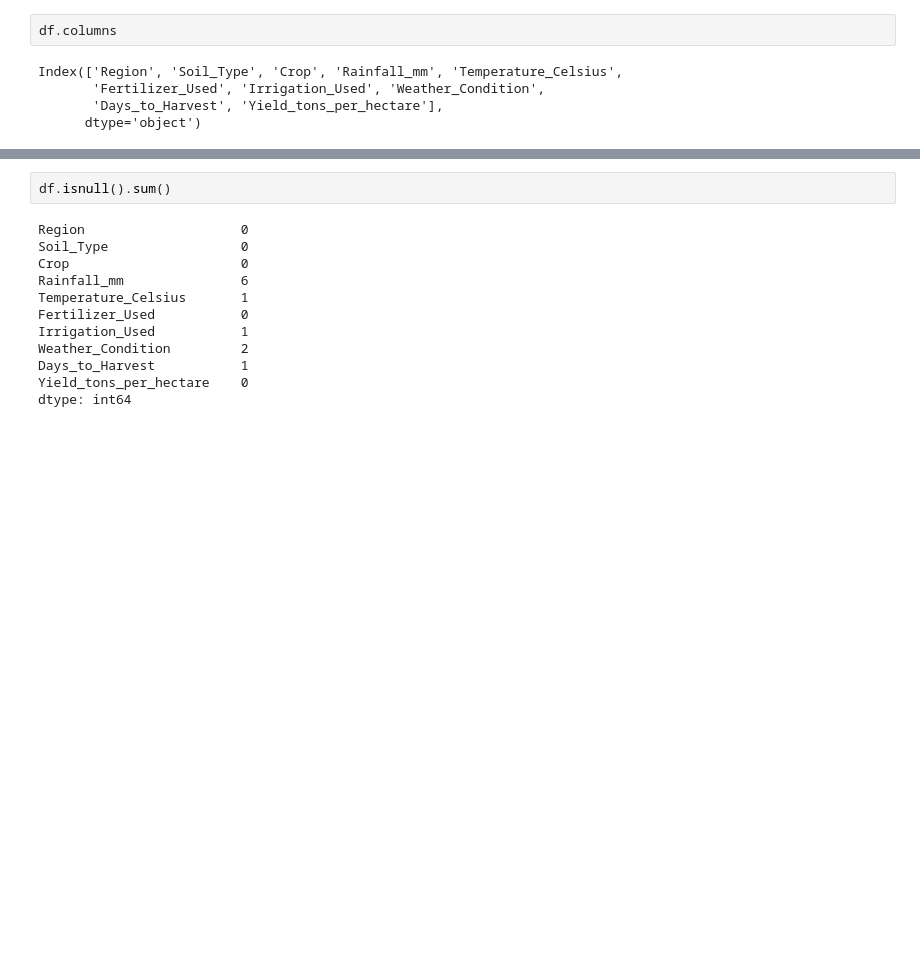
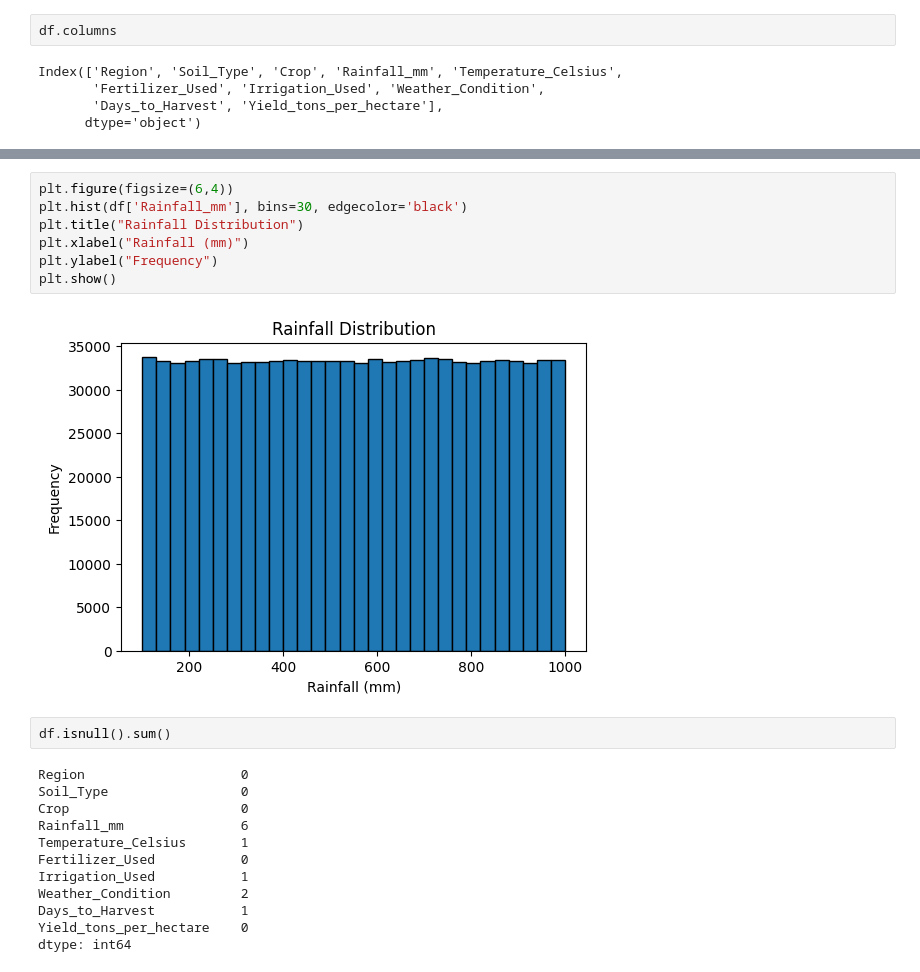
Before and after one commit to RifkyFaris/Crop_Yield_Prediction, a Jupyter notebook: Model/Crop_yield.ipynb, the cells around one changed output, grey strips where cells are left out. Cells and saved outputs as stored; diff of their text form; blank space fills up the shorter version.

```diff
--- a/Model/Crop_yield.ipynb
+++ b/Model/Crop_yield.ipynb
@@ -34,3 +51,12 @@ Index(['Region', 'Soil_Type', 'Crop', 'Rainfall_mm', 'Temperature_Celsius',
+# %%
+plt.figure(figsize=(6,4))
+plt.hist(df['Rainfall_mm'], bins=30, edgecolor='black')
+plt.title("Rainfall Distribution")
+plt.xlabel("Rainfall (mm)")
+plt.ylabel("Frequency")
+plt.show()
+# %% [output]
+[figure, added]
 # %%
 df.isnull().sum()
 # %% [output]
```
Also changed, not shown: parts of 4 cells of this notebook, 2 other files.
